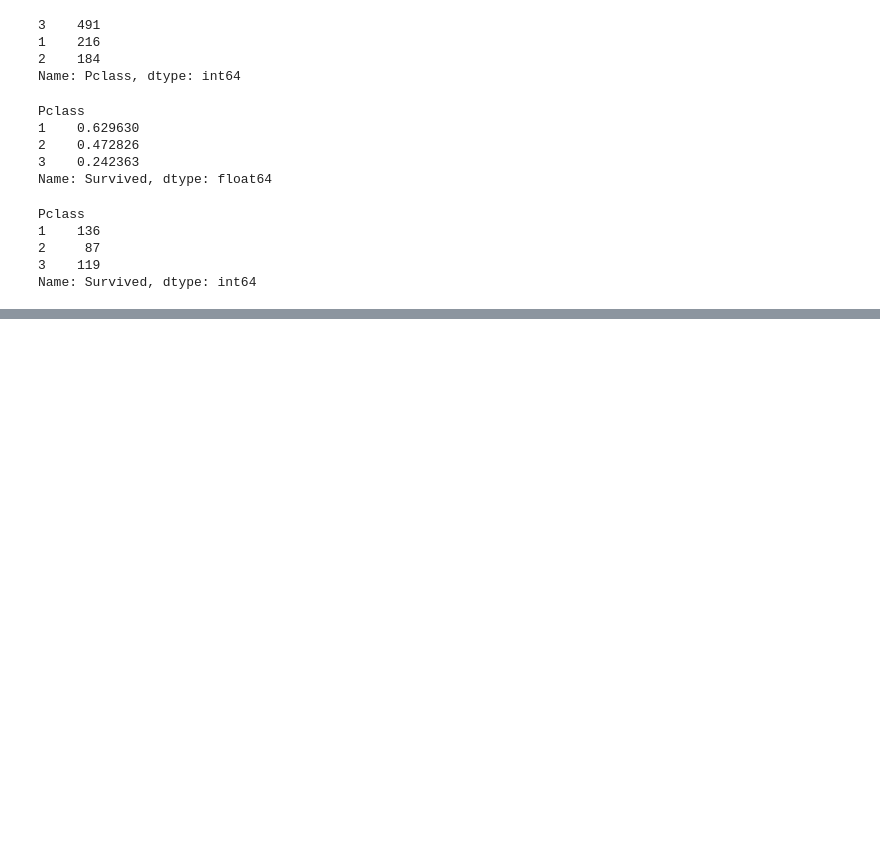
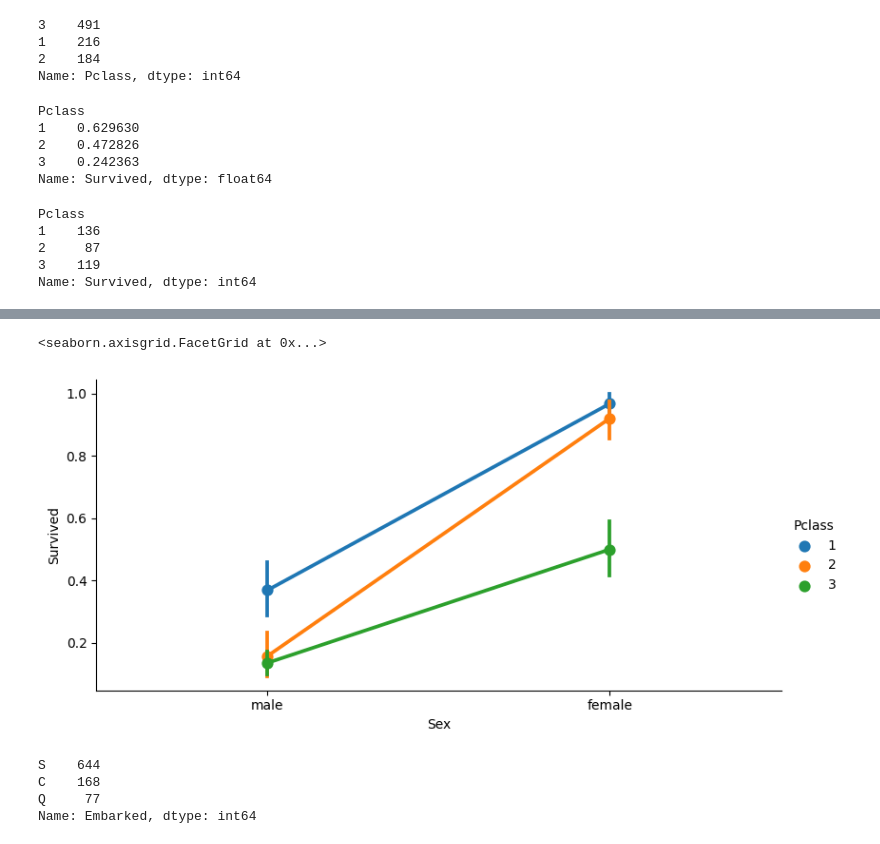
Before and after one commit to cleamm/TIL, a Jupyter notebook: ds/ml_day10.ipynb, the cells around one changed output, grey strips where cells are left out. Drawn from its saved outputs; the diff is of its cells as text; code cells hidden in the pictures; blank space fills up the shorter version.

```diff
--- a/ds/ml_day10.ipynb
+++ b/ds/ml_day10.ipynb
@@ -353,0 +439,14 @@ sns.barplot(x='Pclass', y='Survived', data=train)
+# %%
+# sns.factorplot('Sex', 'Survived', hue='Pclass', size=4, aspect=2, data=train)
+# sns.catplot(x='Sex', y='Survived', hue='Pclass', size=4, aspect=2, data=train) # 이건 아니라고 하심;
+sns.catplot(x='Sex', y='Survived', hue='Pclass', kind='point', height=4, aspect=2, data=train) # 아마 이거인듯;
+# %% [output]
+<seaborn.axisgrid.FacetGrid at 0x...>
+[figure, added]
+# %%
+train.Embarked.value_counts()
+# %% [output]
+S    644
+C    168
+Q     77
+Name: Embarked, dtype: int64
```
Also changed, not shown: parts of 91 cells of this notebook.
